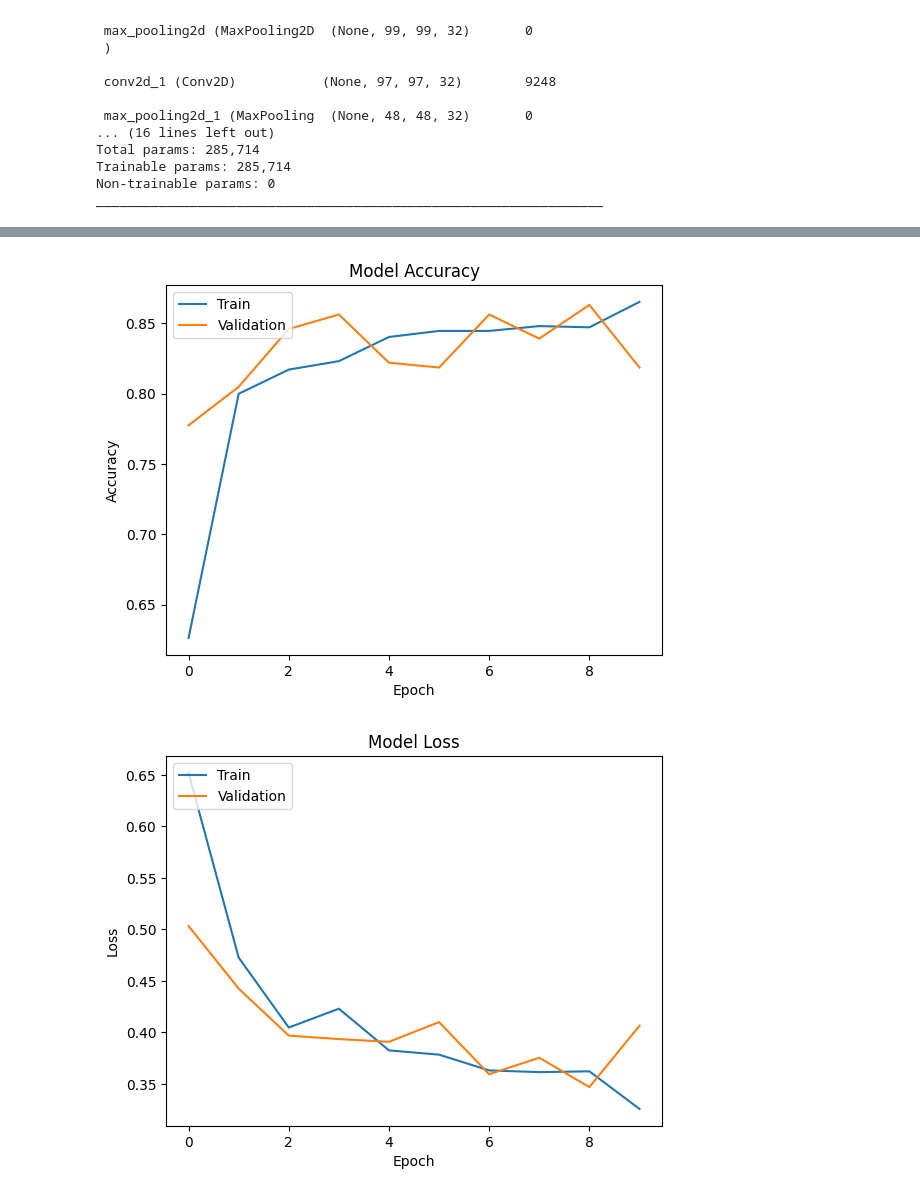
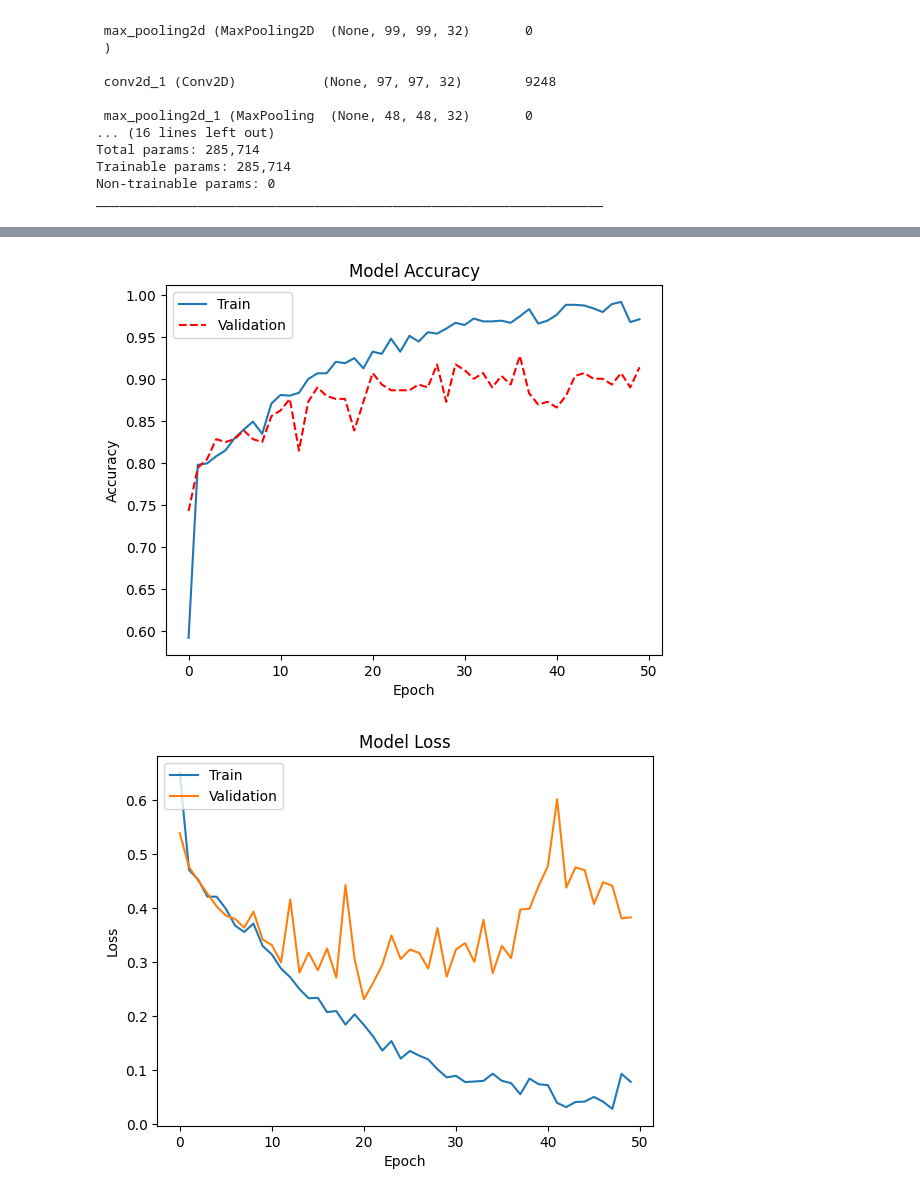
Before and after one commit to siljabl/CompSci-Projects, a Jupyter notebook: Project2/SimpleNNTrain.ipynb, the cells around one changed output, grey strips where cells are left out. Drawn from its saved outputs; the diff is of its cells as text; code cells hidden in the pictures.

```diff
--- a/Project2/SimpleNNTrain.ipynb
+++ b/Project2/SimpleNNTrain.ipynb
@@ -94,7 +97,7 @@ train_generator = train_datagen.flow_from_dataframe(
     train_df,
     x_col='PATH',
     y_col='LABELS',
-    target_size=img_size,
+    target_size=(width, height),
     batch_size=batch_size,
     class_mode='categorical',
     shuffle=True
@@ -105,7 +108,7 @@ test_generator = test_datagen.flow_from_dataframe(
     test_df,
     x_col='PATH',
     y_col='LABELS',
-    target_size=img_size,
+    target_size=(width, height),
     batch_size=batch_size,
     class_mode='categorical',
     shuffle=True
@@ -157,7 +160,7 @@ model.compile(optimizer='Nadam',
               metrics=['accuracy'])
 
 # Train the model
-epochs = 10
+epochs = 50
 
 history = model.fit(
     train_generator,
@@ -198,21 +198,24 @@ Test Accuracy: 0.818493127822876
 # %%
 # Plot the training and validation accuracy over epochs
 plt.plot(history.history['accuracy'])
-plt.plot(history.history['val_accuracy'])
+plt.plot(history.history['val_accuracy'], color='red', linestyle='--')
 plt.title('Model Accuracy')
 plt.xlabel('Epoch')
 plt.ylabel('Accuracy')
 plt.legend(['Train', 'Validation'], loc='upper left')
+plt.savefig('accuracy.png', dpi=300)
 plt.show()
 
 # Plot the training and validation loss over epochs
 plt.plot(history.history['loss'])
 plt.plot(history.history['val_loss'])
 plt.title('Model Loss')
 plt.xlabel('Epoch')
 plt.ylabel('Loss')
 plt.legend(['Train', 'Validation'], loc='upper left')
 plt.show()
+
+files.download('accuracy.png')
 # %% [output]
-[figure, old version]
+[figure, new version]
-[figure, old version]
+[figure, new version]
```
Also changed, not shown: parts of 4 cells of this notebook.
